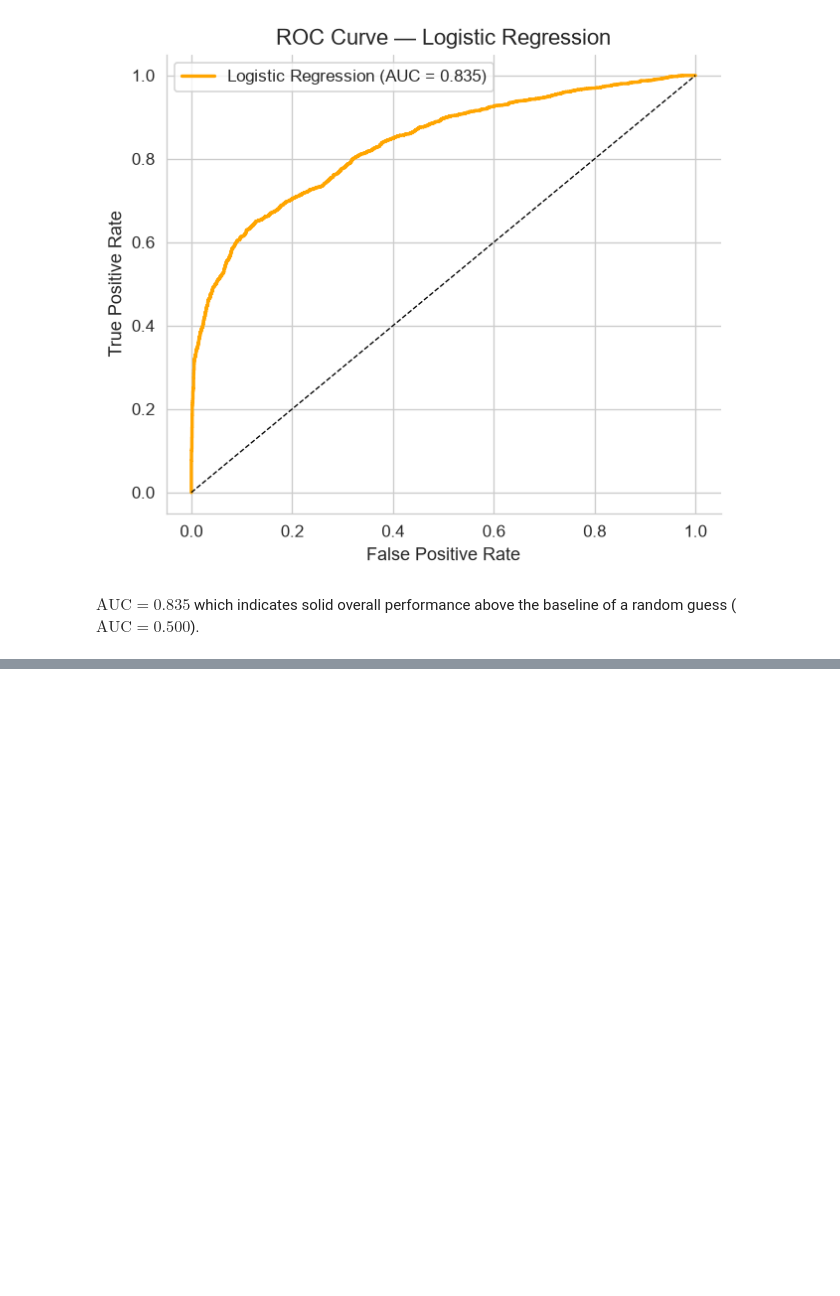
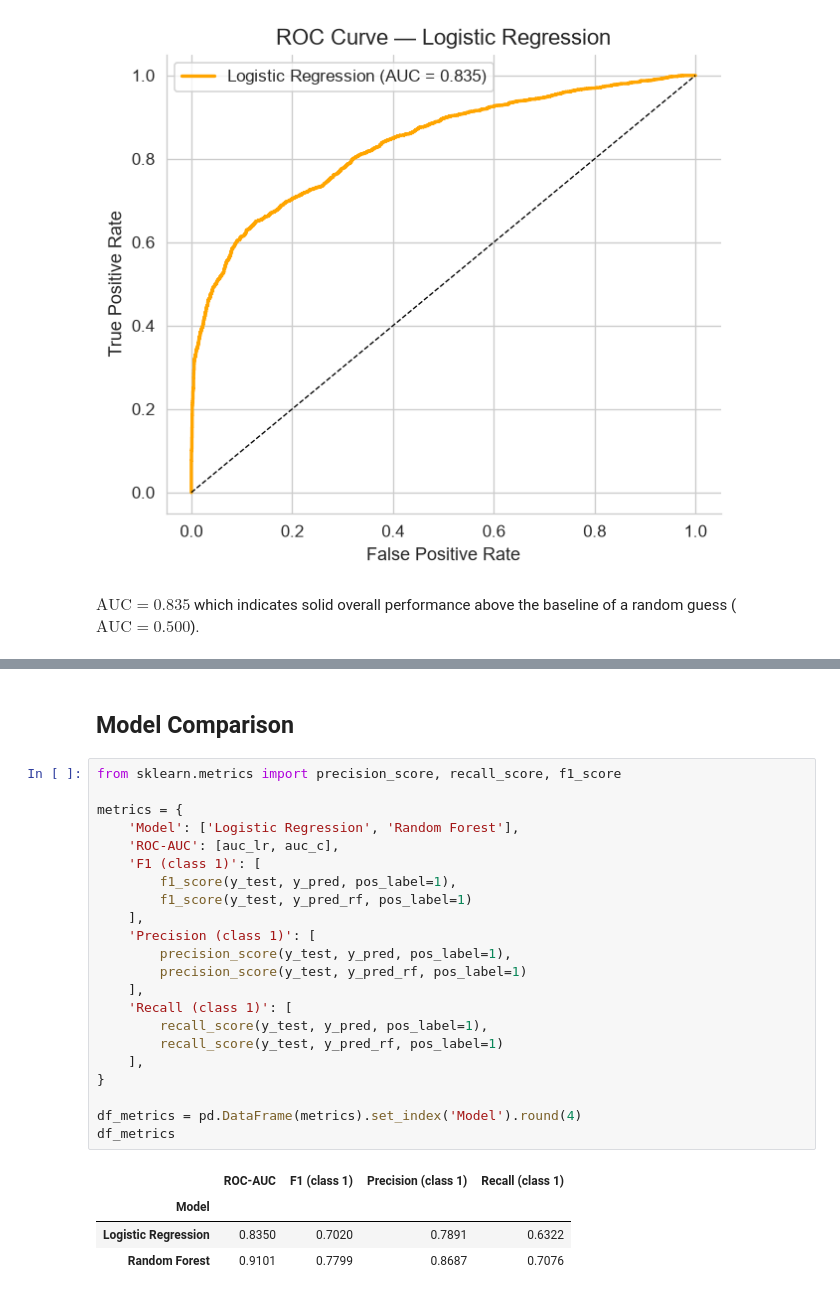
Before and after one commit to cda79/IAT461-Final, a Jupyter notebook: IAT461_wildfires.ipynb, the cells around one changed output, grey strips where cells are left out. Saved outputs shown, nothing was run; the diff lists cells and outputs as text; blank space fills up the shorter version.

```diff
--- a/IAT461_wildfires.ipynb
+++ b/IAT461_wildfires.ipynb
@@ -789,0 +872,29 @@ $\text{AUC} = 0.835$ which indicates solid overall performance above the baselin
+# %% [markdown]
+## Model Comparison
+# %%
+from sklearn.metrics import precision_score, recall_score, f1_score
+
+metrics = {
+    'Model': ['Logistic Regression', 'Random Forest'],
+    'ROC-AUC': [auc_lr, auc_c],
+    'F1 (class 1)': [
+        f1_score(y_test, y_pred, pos_label=1),
+        f1_score(y_test, y_pred_rf, pos_label=1)
+    ],
+    'Precision (class 1)': [
+        precision_score(y_test, y_pred, pos_label=1),
+        precision_score(y_test, y_pred_rf, pos_label=1)
+    ],
+    'Recall (class 1)': [
+        recall_score(y_test, y_pred, pos_label=1),
+        recall_score(y_test, y_pred_rf, pos_label=1)
+    ],
+}
+
+df_metrics = pd.DataFrame(metrics).set_index('Model').round(4)
+df_metrics
+# %% [output]
+|  | ROC-AUC | F1 (class 1) | Precision (class 1) | Recall (class 1) |
+| Model |  |  |  |  |
+| Logistic Regression | 0.8350 | 0.7020 | 0.7891 | 0.6322 |
+| Random Forest | 0.9101 | 0.7799 | 0.8687 | 0.7076 |
```
Also changed, not shown: parts of 7 cells of this notebook.
